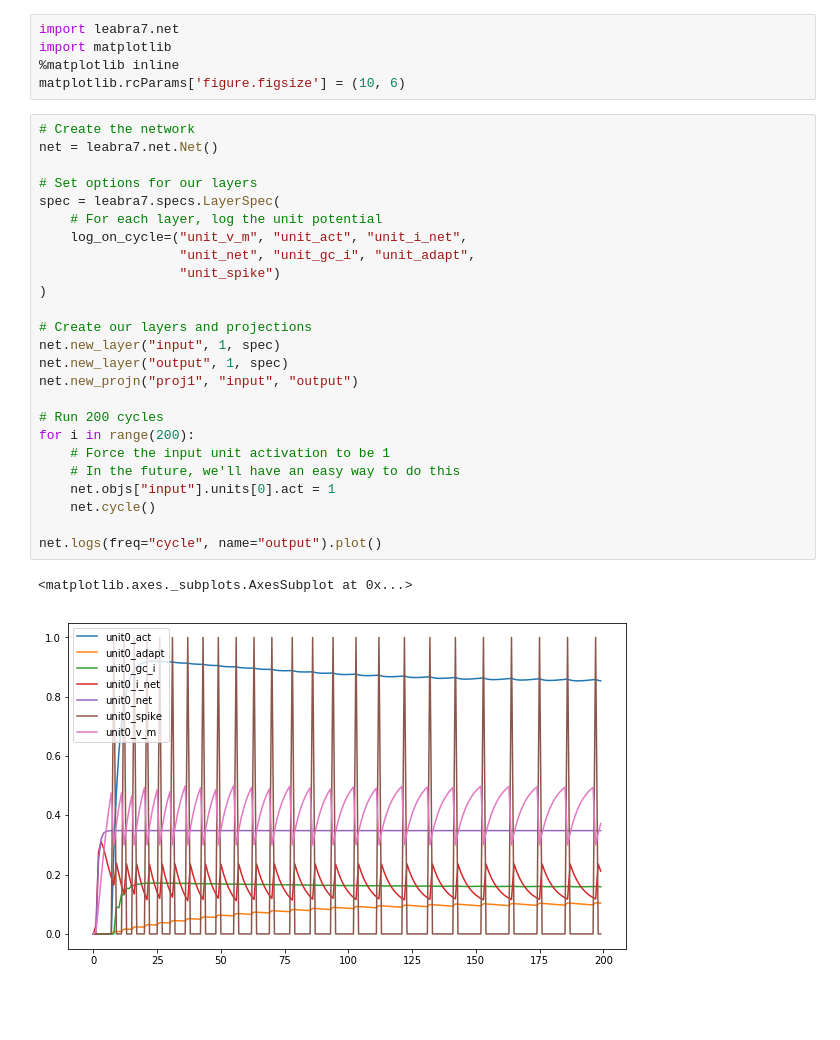
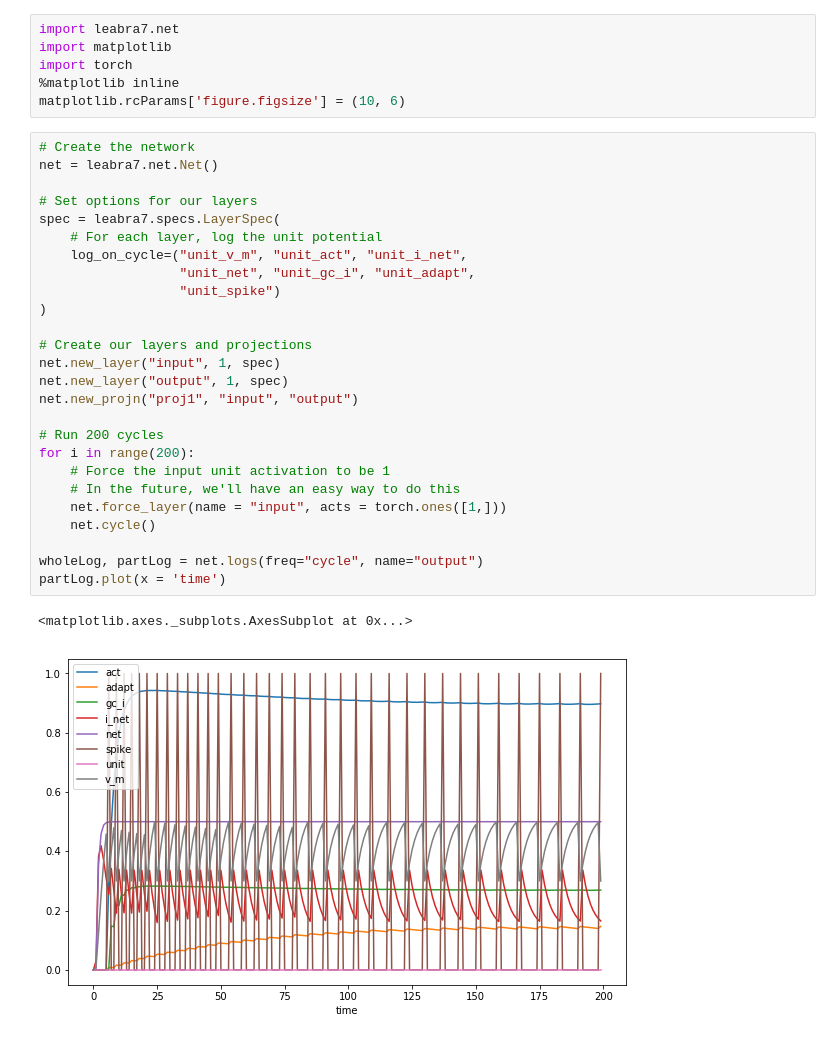
Before and after one commit to cdgreenidge/leabra7, a Jupyter notebook: docs/two_neurons.ipynb, the cells around one changed output. Saved outputs shown, nothing was run; the diff lists cells and outputs as text; blank space fills up the shorter version.

Commit message:
Fixed Two Neuron Activation Forcing and Plot

```diff
--- a/docs/two_neurons.ipynb
+++ b/docs/two_neurons.ipynb
@@ -1,33 +1,35 @@
 # %%
 import leabra7.net
 import matplotlib
+import torch
 %matplotlib inline
 matplotlib.rcParams['figure.figsize'] = (10, 6)
 # %%
 # Create the network
 net = leabra7.net.Net()
 
 # Set options for our layers
 spec = leabra7.specs.LayerSpec(
     # For each layer, log the unit potential
     log_on_cycle=("unit_v_m", "unit_act", "unit_i_net",
                   "unit_net", "unit_gc_i", "unit_adapt",
                   "unit_spike")
 )
 
 # Create our layers and projections
 net.new_layer("input", 1, spec)
 net.new_layer("output", 1, spec)
 net.new_projn("proj1", "input", "output")
 
 # Run 200 cycles
 for i in range(200):
     # Force the input unit activation to be 1
     # In the future, we'll have an easy way to do this
-    net.objs["input"].units[0].act = 1
+    net.force_layer(name = "input", acts = torch.ones([1,]))
     net.cycle()
 
-net.logs(freq="cycle", name="output").plot()
+wholeLog, partLog = net.logs(freq="cycle", name="output")
+partLog.plot(x = 'time')
 # %% [output]
 <matplotlib.axes._subplots.AxesSubplot at 0x...>
-[figure, old version]
+[figure, new version]
```
